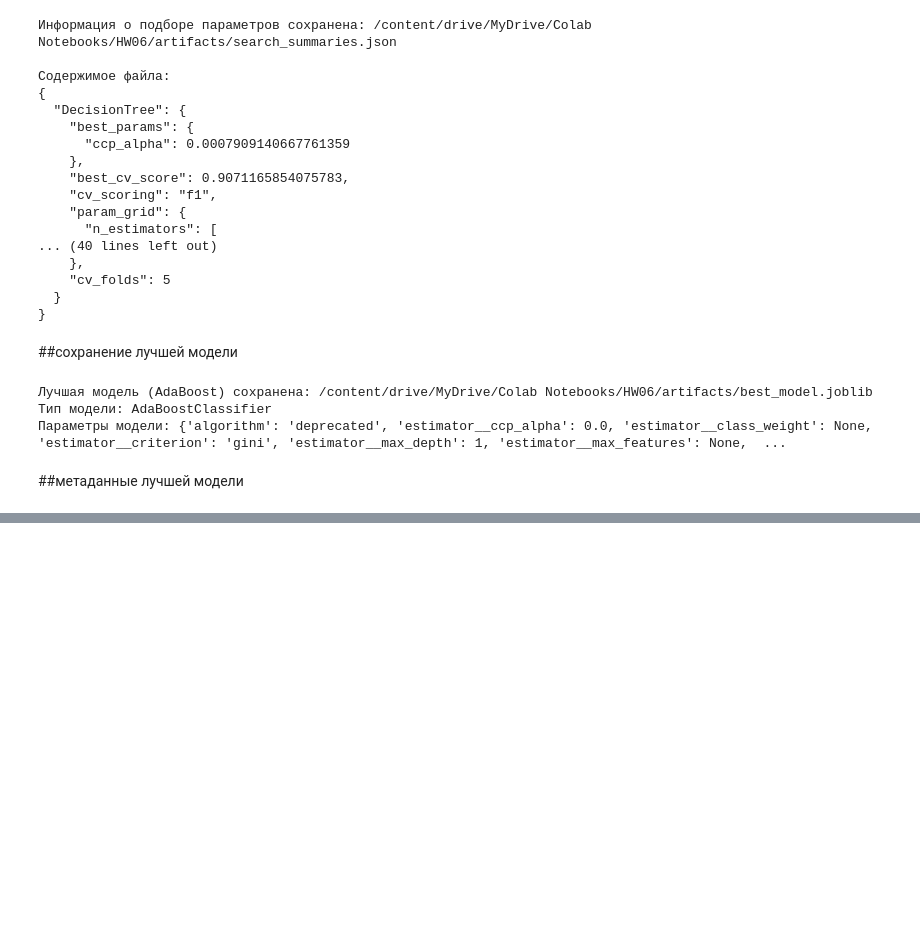
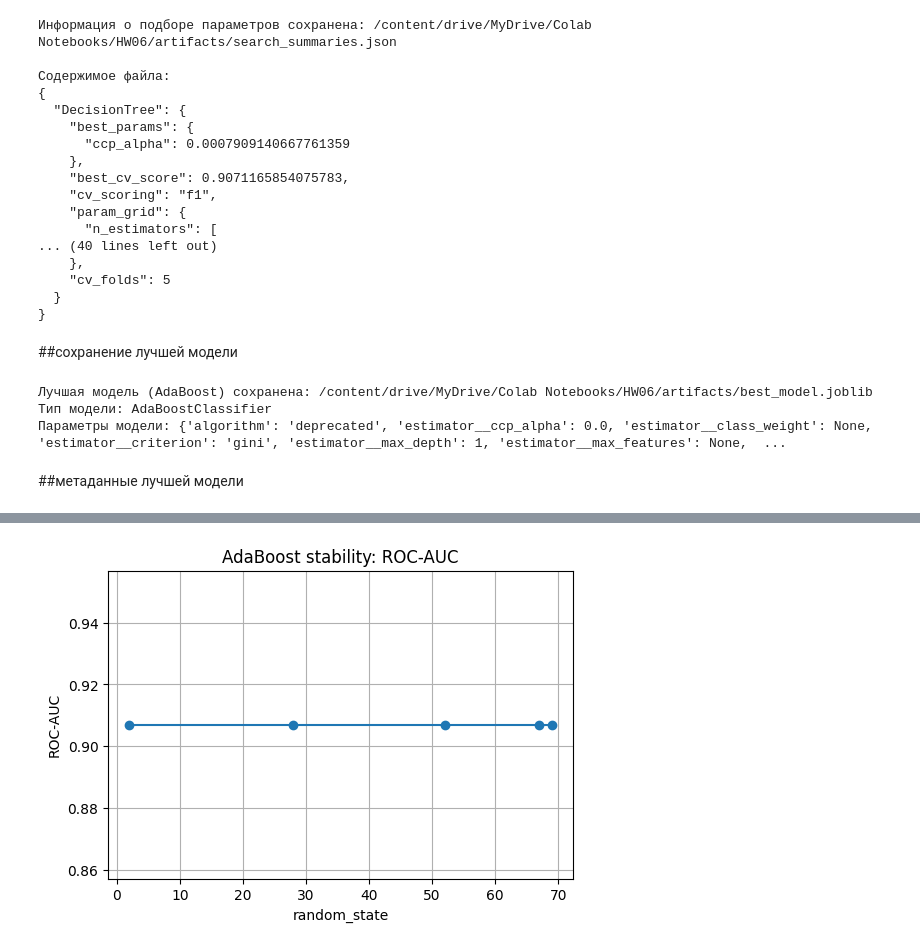
Before and after one commit to Dylan5242/Project_AIE, a Jupyter notebook: homeworks/HW06/HW06.ipynb, the cells around one changed output, grey strips where cells are left out. Drawn from its saved outputs; the diff is of its cells as text; code cells hidden in the pictures; blank space fills up the shorter version.

```diff
--- a/homeworks/HW06/HW06.ipynb
+++ b/homeworks/HW06/HW06.ipynb
@@ -1128,0 +968,37 @@ Confusion Matrix сохранен: /content/drive/MyDrive/Colab Notebooks/HW06/a
+# %%
+best_ada_params = grid_ada.best_params_
+best_ada_params
+random_states = [2, 28, 52, 67, 69]
+from sklearn.metrics import accuracy_score, f1_score, roc_auc_score
+
+stability_results = []
+# %%
+for rs in random_states:
+    stump = DecisionTreeClassifier(
+        max_depth=1,
+        random_state=rs
+    )
+
+    ada_rs = AdaBoostClassifier(
+        estimator=stump,
+        n_estimators=best_ada_params["n_estimators"],
+        learning_rate=best_ada_params["learning_rate"],
+        random_state=rs
+    )
+
+    ada_rs.fit(X_train, y_train)
+
+    y_pred = ada_rs.predict(X_test)
+    y_proba = ada_rs.predict_proba(X_test)[:, 1]
+
+    stability_results.append({
+        "random_state": rs,
+        "accuracy": accuracy_score(y_test, y_pred),
+        "f1": f1_score(y_test, y_pred),
+        "roc_auc": roc_auc_score(y_test, y_proba),
+    })
+# %%
+import pandas as pd
+
+df_stability = pd.DataFrame(stability_results)
+df_stability
@@ -1128,0 +1012,10 @@ Confusion Matrix сохранен: /content/drive/MyDrive/Colab Notebooks/HW06/a
+# %%
+plt.figure(figsize=(6, 4))
+plt.plot(df_stability["random_state"], df_stability["roc_auc"], marker="o")
+plt.xlabel("random_state")
+plt.ylabel("ROC-AUC")
+plt.title("AdaBoost stability: ROC-AUC")
+plt.grid(True)
+plt.show()
+# %% [output]
+[figure, added]
```
Also changed, not shown: parts of 23 cells of this notebook.
